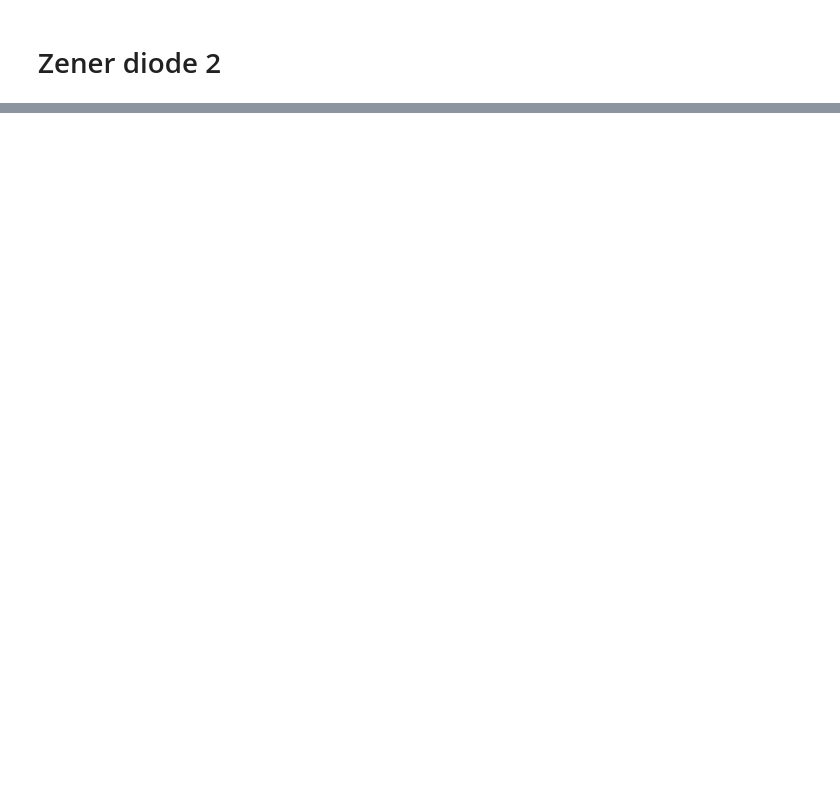
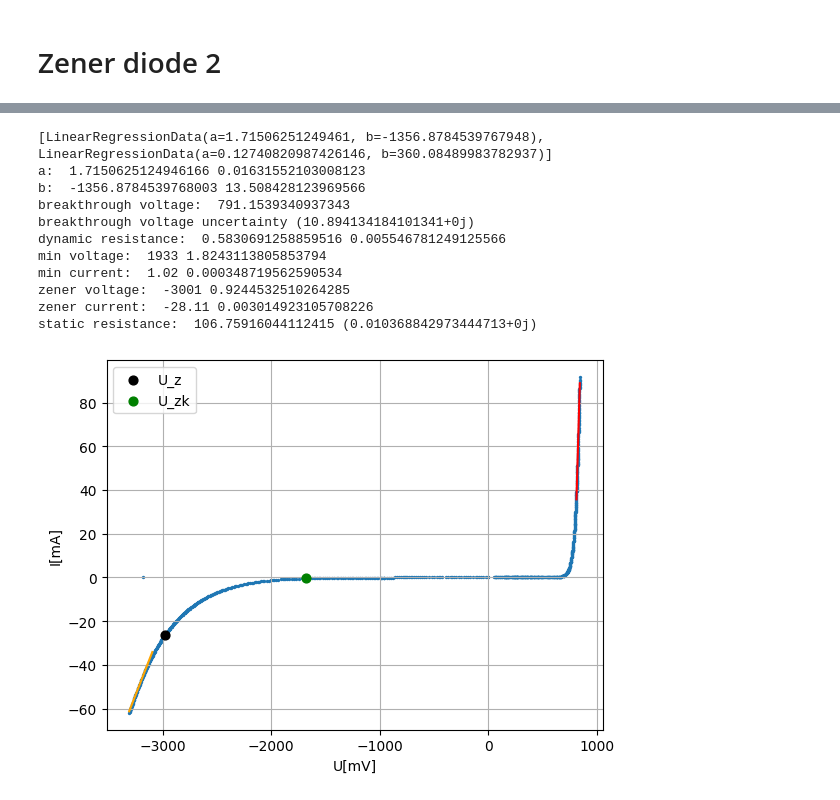
Before and after one commit to ikrzywda/air-cs, a Jupyter notebook: fizyka-3.3/zener-diode/notebook.ipynb, the cells around one changed output, grey strips where cells are left out. Drawn from its saved outputs; the diff is of its cells as text; code cells hidden in the pictures; blank space fills up the shorter version.

```diff
--- a/fizyka-3.3/zener-diode/notebook.ipynb
+++ b/fizyka-3.3/zener-diode/notebook.ipynb
@@ -224,0 +261,34 @@ print(linear_regression_coeffs)
+# %%
+forward = prepare_data("data/multimeter_data/sanitized/zener-p-3.csv")
+reverse = prepare_data("data/multimeter_data/sanitized/zener-z-3.csv")
+
+sample = sample_data_presentation(forward, reverse)
+
+data = merge_data(
+    "data/multimeter_data/sanitized/zener-p-3.csv",
+    "data/multimeter_data/sanitized/zener-z-3.csv",
+)
+data.reset_index(inplace=True, drop=True)
+data.to_csv("data/multimeter_data/merged/zener-3.csv")
+sample = get_sample_data(data, 40)
+
+
+linear_regression_coeffs = plot_zener_with_regression(data, 100, 100, 142, 317)
+print(linear_regression_coeffs)
+forward_regr_voltage = data["U"][-100:].to_numpy()
+forward_regr_current = data["I"][-100:].to_numpy()
+
+get_zener_characteristics(forward_regr_voltage, forward_regr_current, 1933, 1.02, -3001, -28.11)
+# %% [output]
+[LinearRegressionData(a=1.71506251249461, b=-1356.8784539767948), LinearRegressionData(a=0.12740820987426146, b=360.08489983782937)]
+a:  1.7150625124946166 0.01631552103008123
+b:  -1356.8784539768003 13.508428123969566
+breakthrough voltage:  791.1539340937343
+breakthrough voltage uncertainty (10.894134184101341+0j)
+dynamic resistance:  0.5830691258859516 0.005546781249125566
+min voltage:  1933 1.8243113805853794
+min current:  1.02 0.000348719562590534
+zener voltage:  -3001 0.9244532510264285
+zener current:  -28.11 0.003014923105708226
+static resistance:  106.75916044112415 (0.010368842973444713+0j)
+[figure, added]
```
Also changed, not shown: parts of 6 cells of this notebook, 9 other files.
